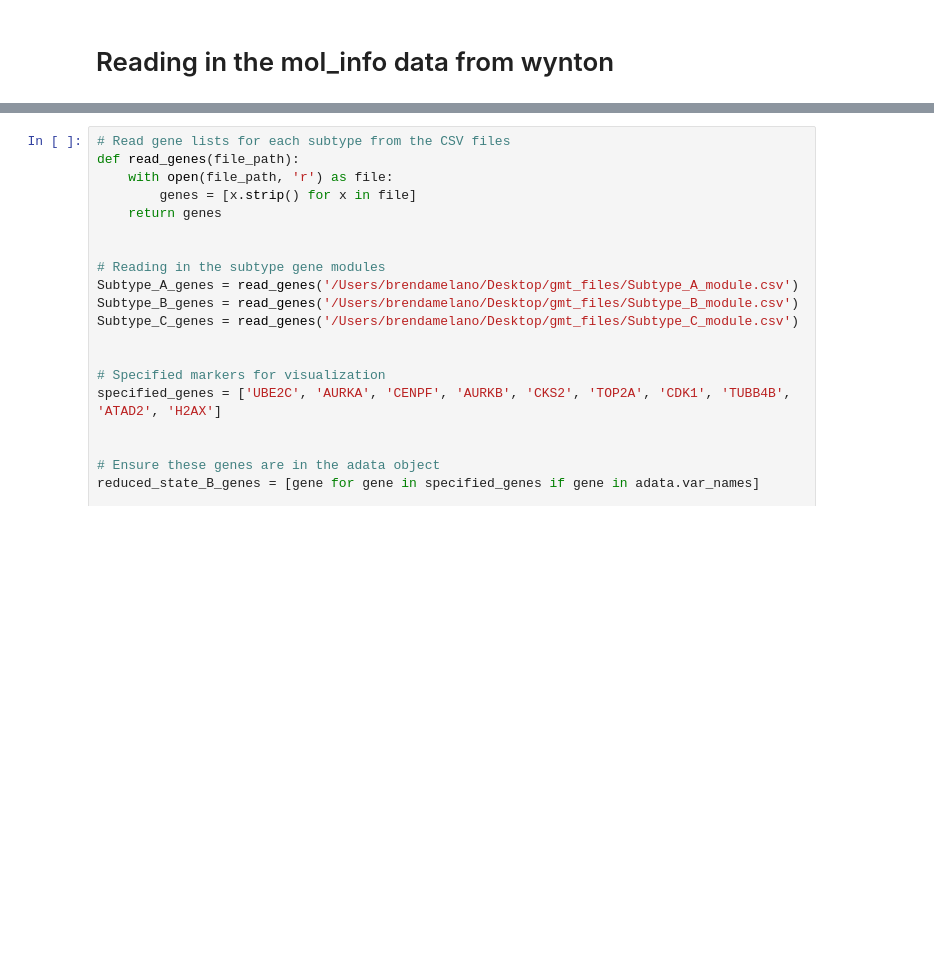
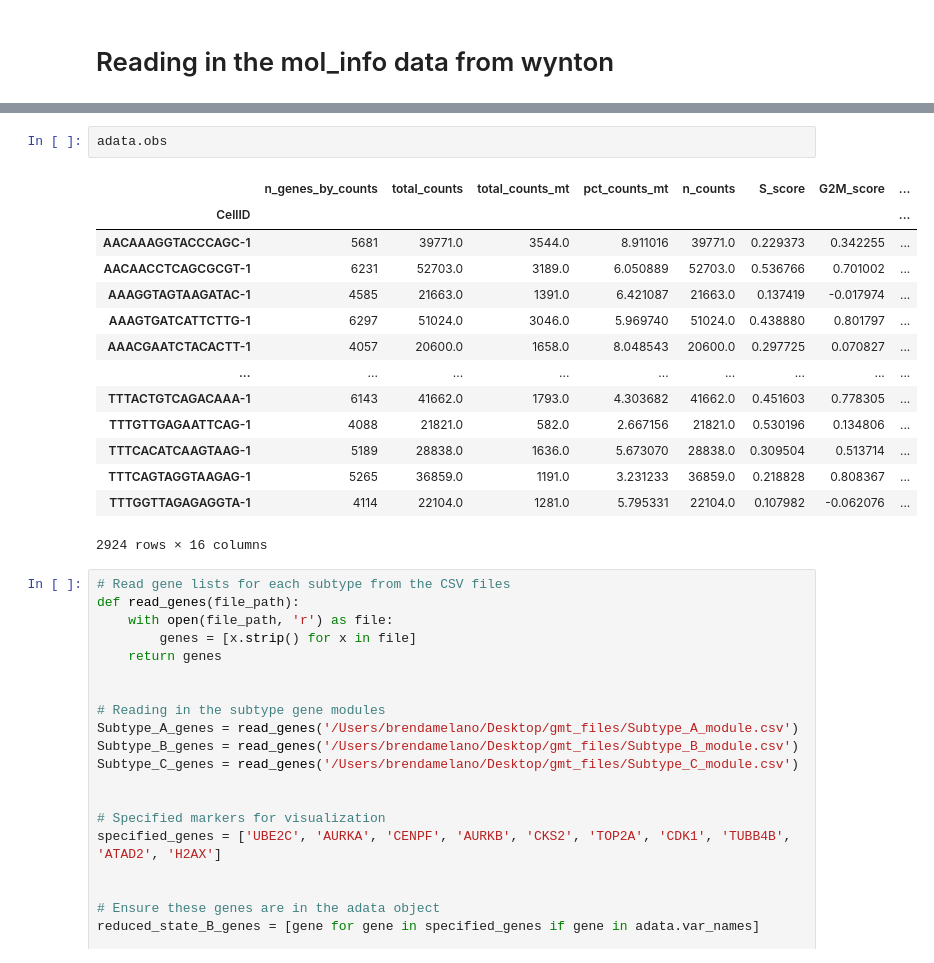
Before and after one commit to brendamelano/Reprogramming_Osteosarcoma, a Jupyter notebook: Perturb_seq_analysis/OS833_perturbseq_analysis.ipynb, the cells around one changed output, grey strips where cells are left out. Drawn from its saved outputs; the diff is of its cells as text; blank space fills up the shorter version.

```diff
--- a/Perturb_seq_analysis/OS833_perturbseq_analysis.ipynb
+++ b/Perturb_seq_analysis/OS833_perturbseq_analysis.ipynb
@@ -559,3 +557,20 @@ Name: Gene, dtype: int64
+# %%
+adata.obs
+# %% [output]
+|  | n_genes_by_counts | total_counts | total_counts_mt | pct_counts_mt | n_counts | S_score | G2M_score | ... |
+| CellID |  |  |  |  |  |  |  | ... |
+| AACAAAGGTACCCAGC-1 | 5681 | 39771.0 | 3544.0 | 8.911016 | 39771.0 | 0.229373 | 0.342255 | ... |
+| AACAACCTCAGCGCGT-1 | 6231 | 52703.0 | 3189.0 | 6.050889 | 52703.0 | 0.536766 | 0.701002 | ... |
+| AAAGGTAGTAAGATAC-1 | 4585 | 21663.0 | 1391.0 | 6.421087 | 21663.0 | 0.137419 | -0.017974 | ... |
+| AAAGTGATCATTCTTG-1 | 6297 | 51024.0 | 3046.0 | 5.969740 | 51024.0 | 0.438880 | 0.801797 | ... |
+| AAACGAATCTACACTT-1 | 4057 | 20600.0 | 1658.0 | 8.048543 | 20600.0 | 0.297725 | 0.070827 | ... |
+| ... | ... | ... | ... | ... | ... | ... | ... | ... |
+| TTTACTGTCAGACAAA-1 | 6143 | 41662.0 | 1793.0 | 4.303682 | 41662.0 | 0.451603 | 0.778305 | ... |
+| TTTGTTGAGAATTCAG-1 | 4088 | 21821.0 | 582.0 | 2.667156 | 21821.0 | 0.530196 | 0.134806 | ... |
+| TTTCACATCAAGTAAG-1 | 5189 | 28838.0 | 1636.0 | 5.673070 | 28838.0 | 0.309504 | 0.513714 | ... |
+| TTTCAGTAGGTAAGAG-1 | 5265 | 36859.0 | 1191.0 | 3.231233 | 36859.0 | 0.218828 | 0.808367 | ... |
+| TTTGGTTAGAGAGGTA-1 | 4114 | 22104.0 | 1281.0 | 5.795331 | 22104.0 | 0.107982 | -0.062076 | ... |
+2924 rows × 16 columns
 # %%
 # Read gene lists for each subtype from the CSV files
 def read_genes(file_path):
```
Also changed, not shown: parts of 1 cell of this notebook, 2 other files.
